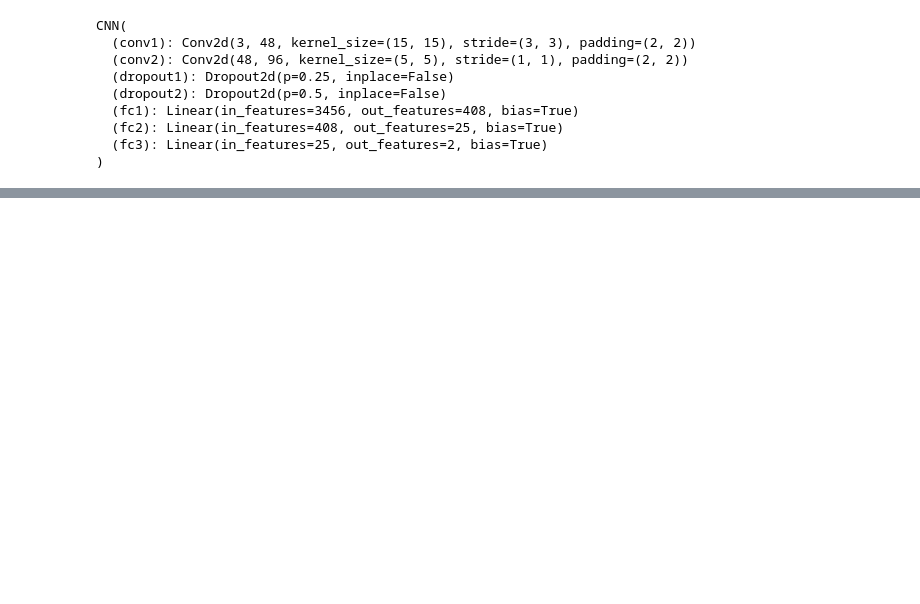
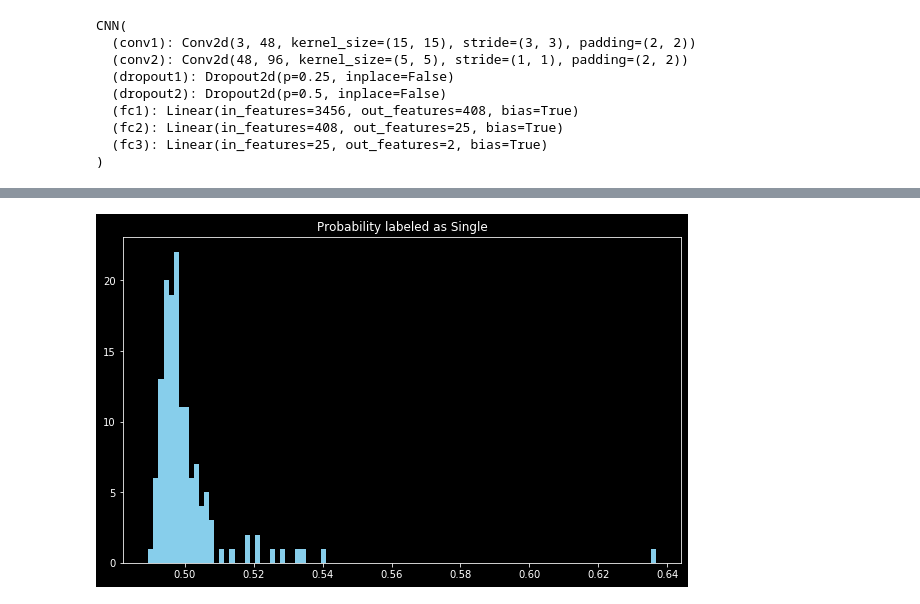
Before and after one commit to JimenaGonzalez/Searching-double-lenses, a Jupyter notebook: Dataset_Creation.ipynb, the cells around one changed output, grey strips where cells are left out. Saved outputs shown, nothing was run; the diff lists cells and outputs as text; code cells hidden in the pictures; blank space fills up the shorter version.

```diff
--- a/Dataset_Creation.ipynb
+++ b/Dataset_Creation.ipynb
@@ -369,6 +434,17 @@ non_binary_predictions = cnn(test_dataset[:]['image'])
 
 test_predictions = torch.max(cnn(test_dataset[:]['image']), 1)[1].data.numpy()
 test_labels = test_dataset[:]['label'].data.numpy()
+# %%
+m = nn.Softmax(dim=1)
+prob = (m(non_binary_predictions))
+prob = prob[:,0].detach().numpy()
+
+plt.figure(figsize=(10,6))
+plt.title('Probability labeled as Single')
+plt.hist(prob, 100, color = "skyblue")
+plt.show()
+# %% [output]
+[figure, added]
 # %%
 # Plot a confusion matrix of your results
 classes = np.unique(labels)
```
Also changed, not shown: parts of 19 cells of this notebook.
